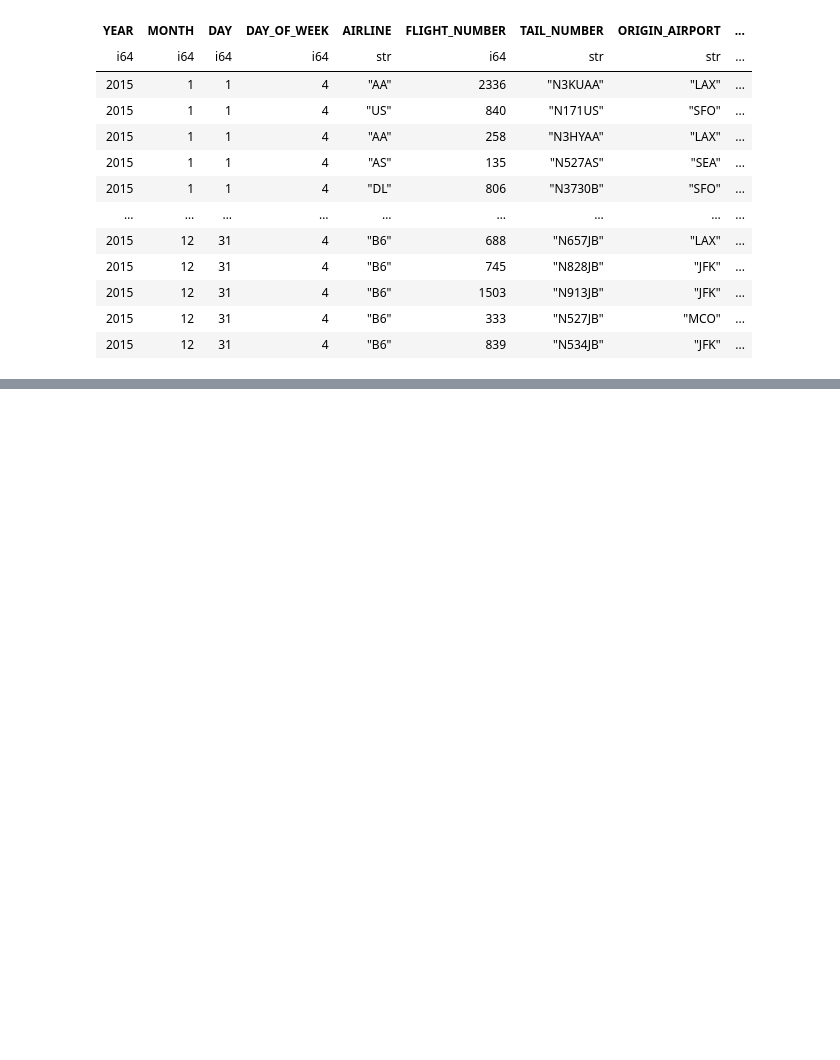
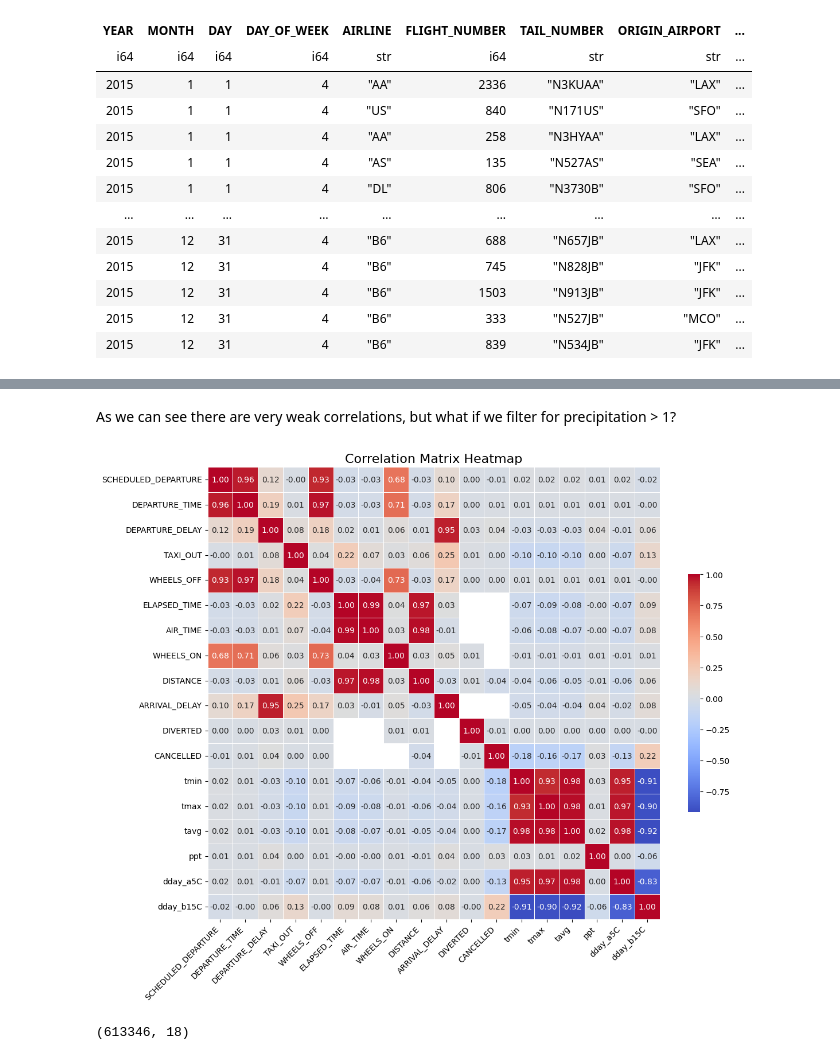
Before and after one commit to Neyhar/CIS-545-Final-Project, a Jupyter notebook: FinalProject.ipynb, the cells around one changed output, grey strips where cells are left out. Cells and saved outputs as stored; diff of their text form; code cells hidden in the pictures; blank space fills up the shorter version.

```diff
--- a/FinalProject.ipynb
+++ b/FinalProject.ipynb
@@ -201,0 +270,26 @@ shape: (4_933_302, 43)
+# %% [markdown]
+As we can see there are very weak correlations, but what if we filter for precipitation > 1?
+# %%
+df_ppt_filtered = df[df['ppt'] > 5]
+corr_matrix = df_ppt_filtered.corr()
+plt.figure(figsize=(12, 10))
+
+sns.heatmap(
+    corr_matrix,
+    annot=True,
+    fmt=".2f",
+    cmap='coolwarm',
+    square=True,
+    linewidths=.5,
+    cbar_kws={"shrink": .5}
+)
+
+plt.title('Correlation Matrix Heatmap', fontsize=16)
+plt.xticks(rotation=45, ha='right')
+plt.yticks(rotation=0)
+plt.tight_layout()
+plt.show()
+print(df_ppt_filtered.shape)
+# %% [output]
+[figure, added]
+(613346, 18)
```
Also changed, not shown: parts of 12 cells of this notebook.
